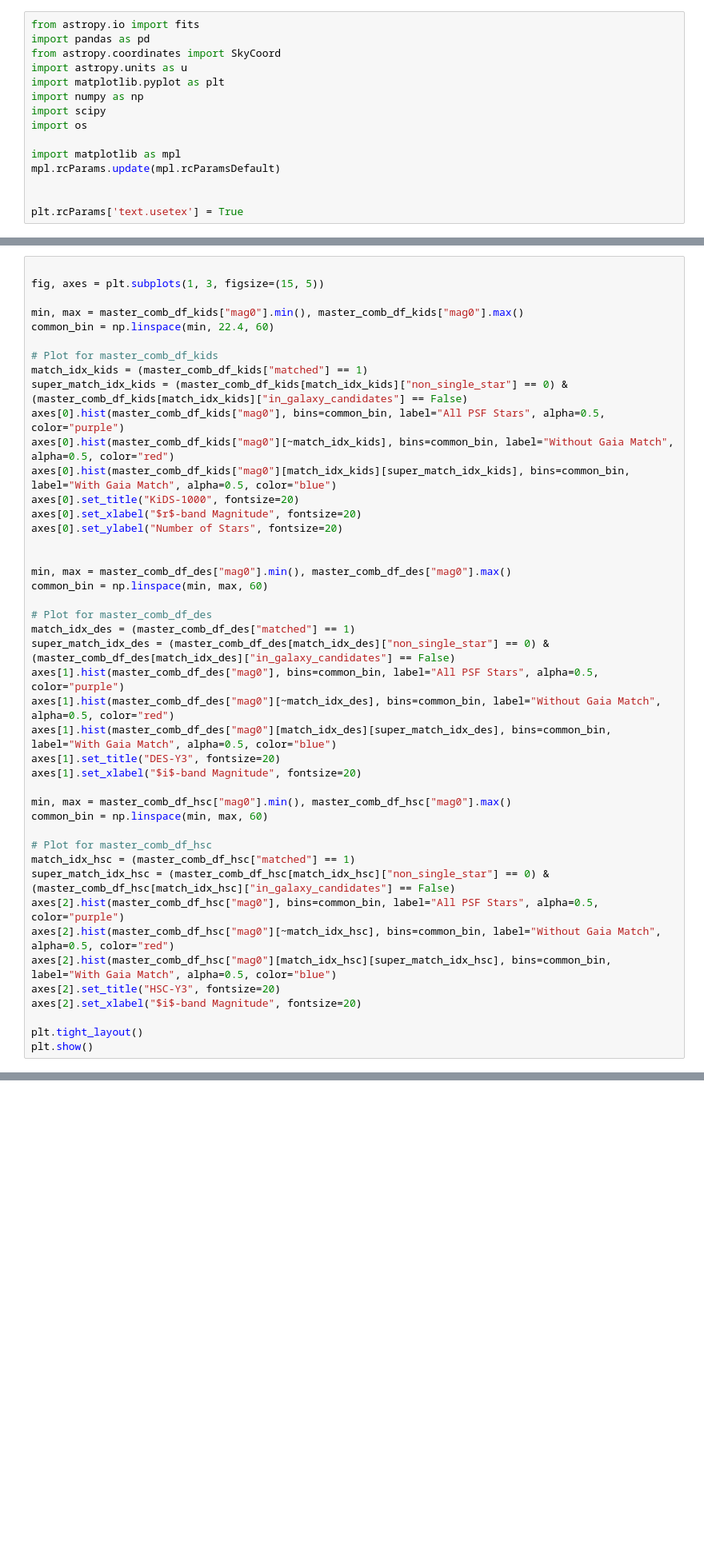
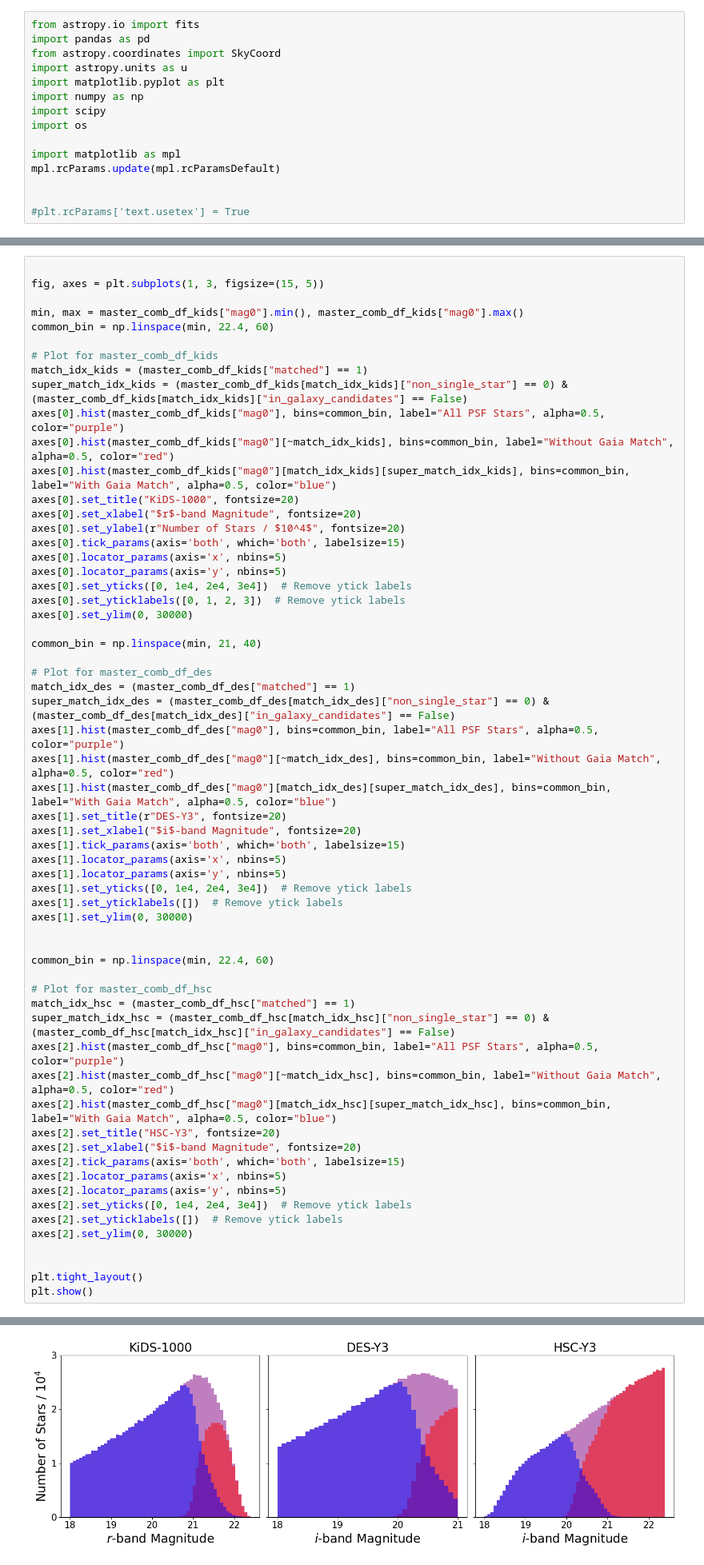
Before and after one commit to ShrihanSolo/gaia_psf_match, a Jupyter notebook: test_notes/paperPlot.ipynb, the cells around one changed output, grey strips where cells are left out. Shown at 80% size. Saved outputs shown, nothing was run; the diff lists cells and outputs as text; blank space fills up the shorter version.

```diff
--- a/test_notes/paperPlot.ipynb
+++ b/test_notes/paperPlot.ipynb
@@ -12,7 +12,7 @@ import matplotlib as mpl
 mpl.rcParams.update(mpl.rcParamsDefault)
 
 
-plt.rcParams['text.usetex'] = True
+#plt.rcParams['text.usetex'] = True
 # %%
 RESULTS_FILEPATH = "../results/"
 RESULTS_FILEPATH_BAND = [RESULTS_FILEPATH + "iband_hscy3/",
@@ -38,11 +38,15 @@ axes[0].hist(master_comb_df_kids["mag0"][~match_idx_kids], bins=common_bin, labe
 axes[0].hist(master_comb_df_kids["mag0"][match_idx_kids][super_match_idx_kids], bins=common_bin, label="With Gaia Match", alpha=0.5, color="blue")
 axes[0].set_title("KiDS-1000", fontsize=20)
 axes[0].set_xlabel("$r$-band Magnitude", fontsize=20)
-axes[0].set_ylabel("Number of Stars", fontsize=20)
+axes[0].set_ylabel(r"Number of Stars / $10^4$", fontsize=20)
+axes[0].tick_params(axis='both', which='both', labelsize=15)
+axes[0].locator_params(axis='x', nbins=5)
+axes[0].locator_params(axis='y', nbins=5)
+axes[0].set_yticks([0, 1e4, 2e4, 3e4])  # Remove ytick labels
+axes[0].set_yticklabels([0, 1, 2, 3])  # Remove ytick labels
+axes[0].set_ylim(0, 30000)
 
-
-min, max = master_comb_df_des["mag0"].min(), master_comb_df_des["mag0"].max()
-common_bin = np.linspace(min, max, 60)
+common_bin = np.linspace(min, 21, 40)
 
 # Plot for master_comb_df_des
 match_idx_des = (master_comb_df_des["matched"] == 1)
@@ -50,11 +54,17 @@ super_match_idx_des = (master_comb_df_des[match_idx_des]["non_single_star"] == 0
 axes[1].hist(master_comb_df_des["mag0"], bins=common_bin, label="All PSF Stars", alpha=0.5, color="purple")
 axes[1].hist(master_comb_df_des["mag0"][~match_idx_des], bins=common_bin, label="Without Gaia Match", alpha=0.5, color="red")
 axes[1].hist(master_comb_df_des["mag0"][match_idx_des][super_match_idx_des], bins=common_bin, label="With Gaia Match", alpha=0.5, color="blue")
-axes[1].set_title("DES-Y3", fontsize=20)
+axes[1].set_title(r"DES-Y3", fontsize=20)
 axes[1].set_xlabel("$i$-band Magnitude", fontsize=20)
+axes[1].tick_params(axis='both', which='both', labelsize=15)
+axes[1].locator_params(axis='x', nbins=5)
+axes[1].locator_params(axis='y', nbins=5)
+axes[1].set_yticks([0, 1e4, 2e4, 3e4])  # Remove ytick labels
+axes[1].set_yticklabels([])  # Remove ytick labels
+axes[1].set_ylim(0, 30000)
 
-min, max = master_comb_df_hsc["mag0"].min(), master_comb_df_hsc["mag0"].max()
-common_bin = np.linspace(min, max, 60)
+
+common_bin = np.linspace(min, 22.4, 60)
 
 # Plot for master_comb_df_hsc
 match_idx_hsc = (master_comb_df_hsc["matched"] == 1)
@@ -64,6 +74,13 @@ axes[2].hist(master_comb_df_hsc["mag0"][~match_idx_hsc], bins=common_bin, label=
 axes[2].hist(master_comb_df_hsc["mag0"][match_idx_hsc][super_match_idx_hsc], bins=common_bin, label="With Gaia Match", alpha=0.5, color="blue")
 axes[2].set_title("HSC-Y3", fontsize=20)
 axes[2].set_xlabel("$i$-band Magnitude", fontsize=20)
+axes[2].tick_params(axis='both', which='both', labelsize=15)
+axes[2].locator_params(axis='x', nbins=5)
+axes[2].locator_params(axis='y', nbins=5)
+axes[2].set_yticks([0, 1e4, 2e4, 3e4])  # Remove ytick labels
+axes[2].set_yticklabels([])  # Remove ytick labels
+axes[2].set_ylim(0, 30000)
+
 
 plt.tight_layout()
 plt.show()
@@ -76,3 +88,4 @@ RuntimeError: Failed to process string with tex because latex could not be found
+[figure, added]
 # %%
 import matplotlib.patches as mpatches
 
```
Also changed, not shown: parts of 1 cell of this notebook.
